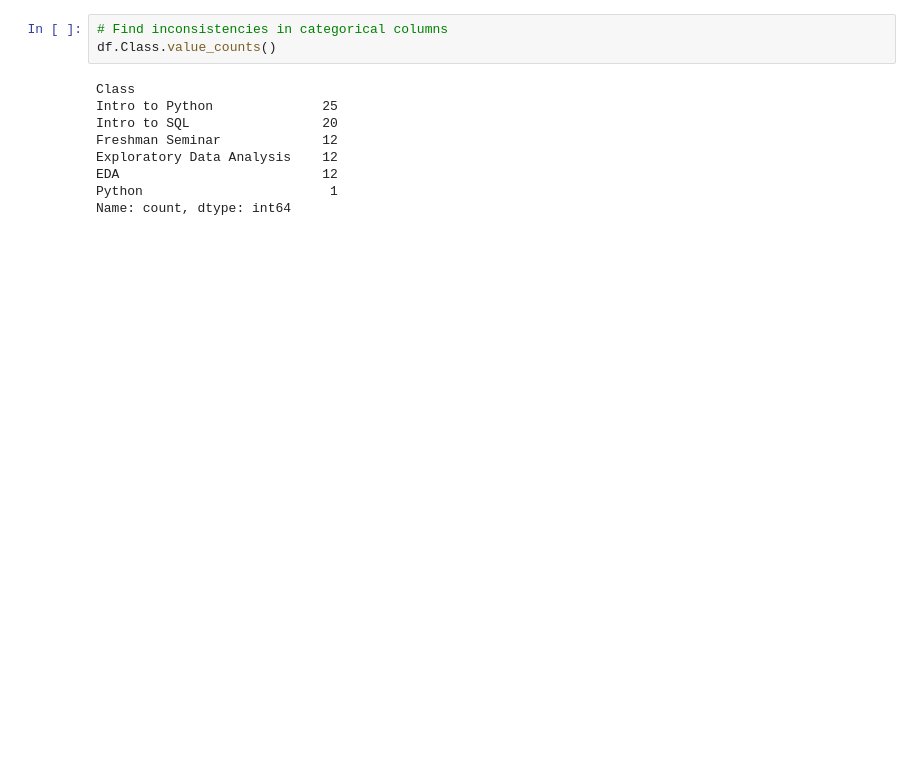
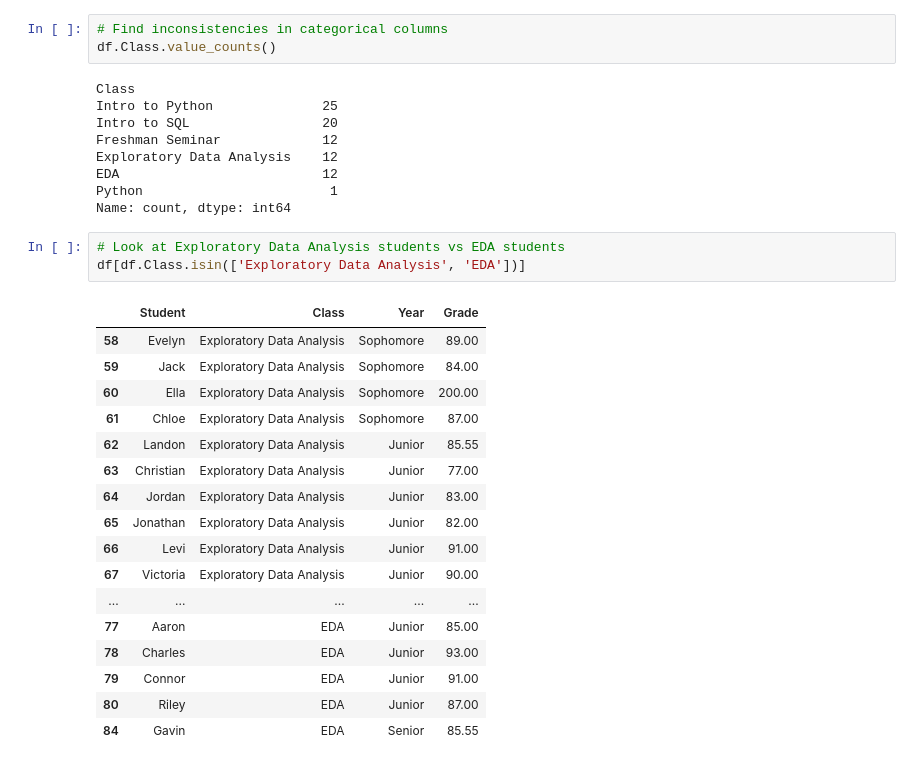
Before and after one commit to hermanconnor/data-prep-and-eda-python, a Jupyter notebook: 2-cleaning-data/cleaning_data.ipynb, the cells around one changed output. Drawn from its saved outputs; the diff is of its cells as text; blank space fills up the shorter version.

```diff
--- a/2-cleaning-data/cleaning_data.ipynb
+++ b/2-cleaning-data/cleaning_data.ipynb
@@ -325,3 +334,24 @@ Exploratory Data Analysis    12
 EDA                          12
 Python                        1
 Name: count, dtype: int64
+# %%
+# Look at Exploratory Data Analysis students vs EDA students
+df[df.Class.isin(['Exploratory Data Analysis', 'EDA'])]
+# %% [output]
+|  | Student | Class | Year | Grade |
+| 58 | Evelyn | Exploratory Data Analysis | Sophomore | 89.00 |
+| 59 | Jack | Exploratory Data Analysis | Sophomore | 84.00 |
+| 60 | Ella | Exploratory Data Analysis | Sophomore | 200.00 |
+| 61 | Chloe | Exploratory Data Analysis | Sophomore | 87.00 |
+| 62 | Landon | Exploratory Data Analysis | Junior | 85.55 |
+| 63 | Christian | Exploratory Data Analysis | Junior | 77.00 |
+| 64 | Jordan | Exploratory Data Analysis | Junior | 83.00 |
+| 65 | Jonathan | Exploratory Data Analysis | Junior | 82.00 |
+| 66 | Levi | Exploratory Data Analysis | Junior | 91.00 |
+| 67 | Victoria | Exploratory Data Analysis | Junior | 90.00 |
+| ... | ... | ... | ... | ... |
+| 77 | Aaron | EDA | Junior | 85.00 |
+| 78 | Charles | EDA | Junior | 93.00 |
+| 79 | Connor | EDA | Junior | 91.00 |
+| 80 | Riley | EDA | Junior | 87.00 |
+| 84 | Gavin | EDA | Senior | 85.55 |
```
Also changed, not shown: parts of 12 cells of this notebook.
